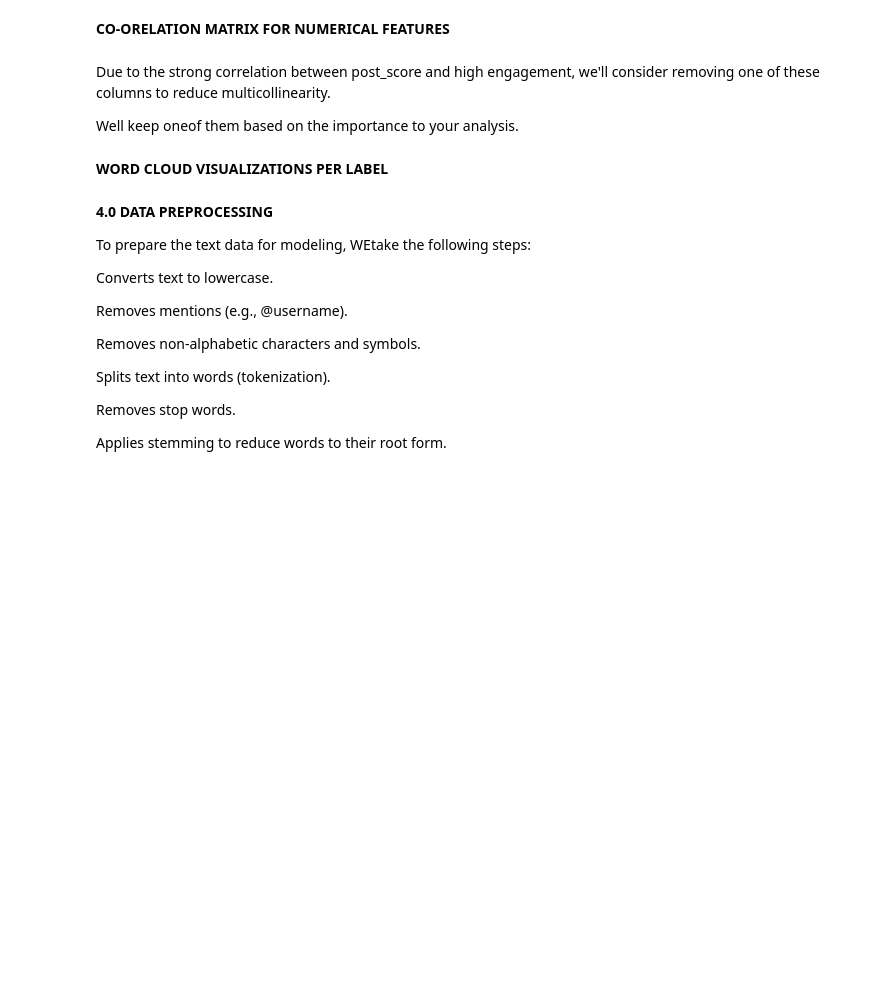
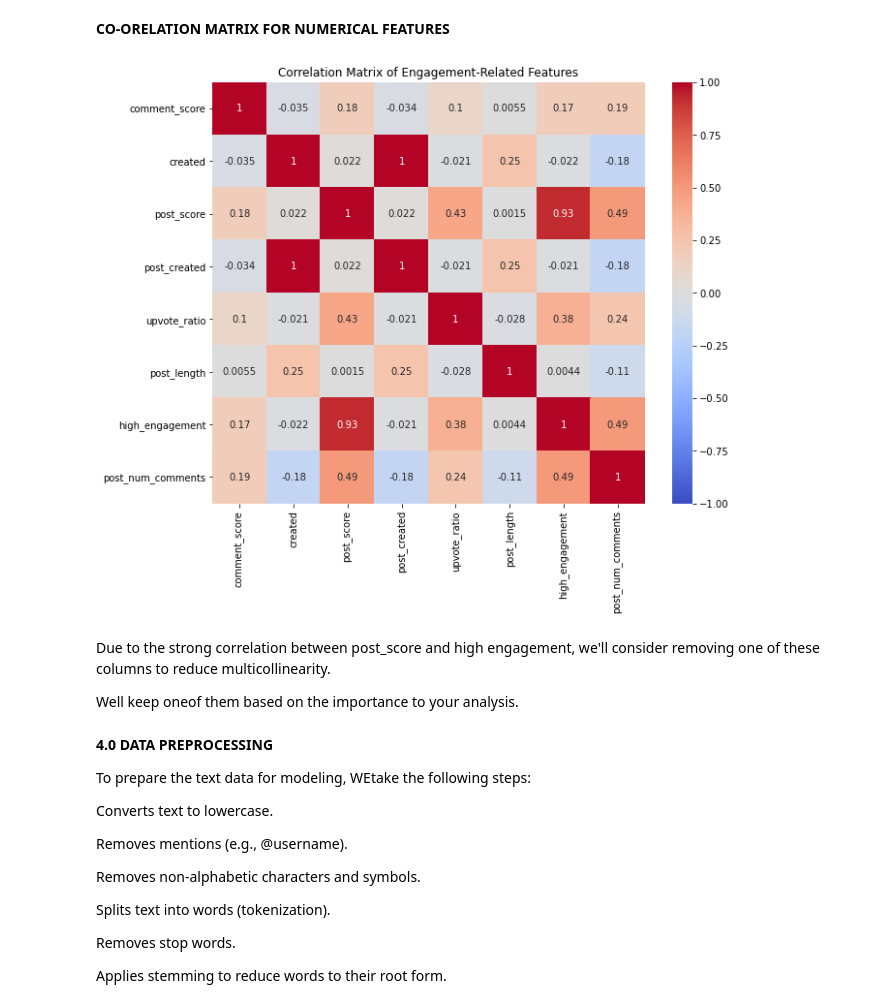
Before and after one commit to CynthiaJerono/Phase_5_Project, a Jupyter notebook: Isaac.ipynb, the cells around one changed output. Saved outputs shown, nothing was run; the diff lists cells and outputs as text; code cells hidden in the pictures; blank space fills up the shorter version.

```diff
--- a/Isaac.ipynb
+++ b/Isaac.ipynb
@@ -506,25 +744,24 @@ data.columns
 # %% [markdown]
 **CO-ORELATION MATRIX FOR NUMERICAL FEATURES**
 # %%
-
 
 # Select only numerical columns for the correlation matrix
 numerical_columns = [
     'comment_score', 'created', 'post_score', 'post_created',
-    'upvote_ratio', 'post_length', 'high_engagement'
+    'upvote_ratio', 'post_length', 'high_engagement','post_num_comments'
 ]
 
 # Calculate the correlation matrix
 correlation_matrix = data[numerical_columns].corr()
 
 # Plot the correlation matrix
 plt.figure(figsize=(10, 8))
 sns.heatmap(correlation_matrix, annot=True, cmap='coolwarm', vmin=-1, vmax=1)
 plt.title('Correlation Matrix of Engagement-Related Features')
 plt.show()
+# %% [output]
+[figure, added]
 # %% [markdown]
 Due to the strong correlation between post_score and high engagement, we'll consider removing one of these columns to reduce multicollinearity.
 
 Well keep oneof them   based on the importance to your analysis.
-# %% [markdown]
-**WORD CLOUD VISUALIZATIONS PER LABEL**
```
Also changed, not shown: parts of 50 cells of this notebook, 1 other file.
